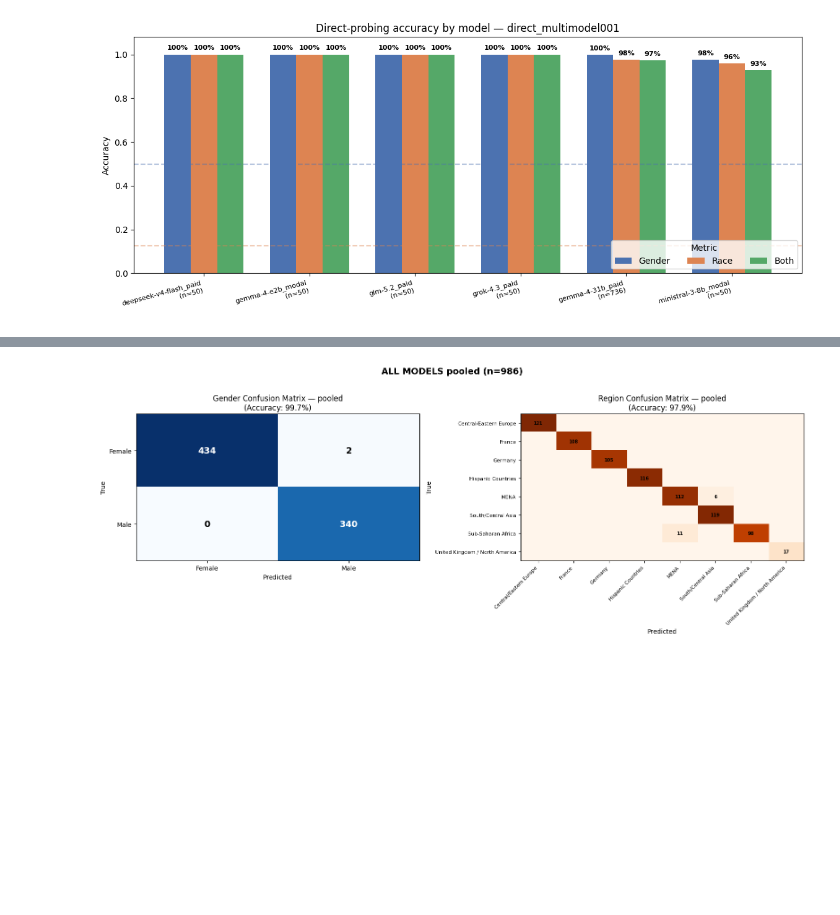
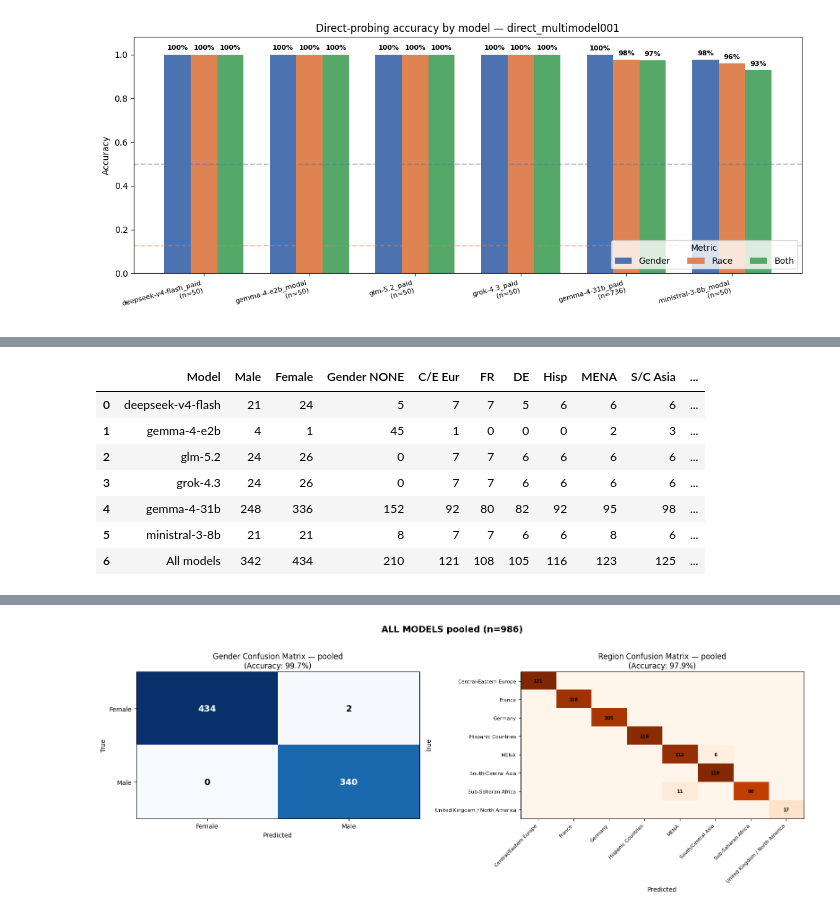
Before and after one commit to LukasStrickler/Investigating-Personalization-Effects-in-LLMs, a Jupyter notebook: experiments/direct_probing/eval_direct_probing.ipynb, the cells around one changed output, grey strips where cells are left out. Drawn from its saved outputs; the diff is of its cells as text; code cells hidden in the pictures; blank space fills up the shorter version.

Commit message:
Add missing figures and tables to finalresults

```diff
--- a/experiments/direct_probing/eval_direct_probing.ipynb
+++ b/experiments/direct_probing/eval_direct_probing.ipynb
@@ -473,0 +527,86 @@ ministral-3-8b_modal     50       0.976     0.958     0.929
+# %%
+# --- Per-model NONE + predicted-label distribution; then the two display DataFrames ---
+# `none_dist_table` : per model, NONE counts/rates per axis + committed-prediction
+#                     distribution (gender split, per-region counts).
+# `combined_table`  : numeric master (accuracy + NONE + distribution) used for compute.
+# `df_accuracy` / `df_distribution` : the two tables EXACTLY as rendered in LaTeX below
+#                     (same columns, same header labels, formatted cells).
+
+ALL_REGIONS = sorted(df["predicted_region"].dropna().unique().tolist())
+_REGION_ABBR = {
+    "Central/Eastern Europe": "C/E Eur", "France": "FR", "Germany": "DE",
+    "Hispanic Countries": "Hisp", "MENA": "MENA", "South/Central Asia": "S/C Asia",
+    "Sub-Saharan Africa": "SSA", "United Kingdom / North America": "UK/NA",
+}
+
+
+def _dist_row(d, label):
+    n = len(d)
+    g_none = int(d["gender_none"].sum())
+    r_none = int(d["region_none"].sum())
+    pg = d.loc[~d["gender_none"], "predicted_gender"]
+    pr = d.loc[~d["region_none"], "predicted_region"]
+    gc = pg.value_counts()
+    n_male, n_female = int(gc.get("Male", 0)), int(gc.get("Female", 0))
+    row = {
+        "Model": label, "n": n,
+        "Gender NONE": g_none, "Gender NONE %": g_none / n if n else float("nan"),
+        "Region NONE": r_none, "Region NONE %": r_none / n if n else float("nan"),
+        "Pred Male": n_male, "Pred Female": n_female,
+    }
+    rc = pr.value_counts()
+    for reg in ALL_REGIONS:
+        row[reg] = int(rc.get(reg, 0))
+    return row
+
+
+_dist_rows = [_dist_row(df[df["model"] == m], _clean(m)) for m in MODELS]
+_dist_rows.append(_dist_row(df, "All models"))
+none_dist_table = pd.DataFrame(_dist_rows)
+_order = acc_table["Model"].tolist()
+none_dist_table["_o"] = none_dist_table["Model"].map({m: i for i, m in enumerate(_order)})
+none_dist_table = none_dist_table.sort_values("_o").drop(columns="_o").reset_index(drop=True)
+
+# numeric master (kept for any downstream compute)
+combined_table = acc_table.merge(
+    none_dist_table.drop(columns=["n"]), on="Model", how="left")
+
+
+# ---- helpers to format cells exactly like the LaTeX ----
+def _pct(x):
+    return f"{float(x) * 100:.1f}%"
+
+
+# ===== df_accuracy: mirrors LaTeX Table A =====
+# Columns: Model, n, Gender acc, n_g, Region acc, n_r, Combined acc, n_c,
+#          Gender NONE %, Region NONE %
+df_accuracy = pd.DataFrame({
+    "Model": acc_table["Model"],
+    "n": acc_table["n"].astype(int),
+    "Gender acc": acc_table["Gender acc"].map(_pct),
+    "n_g": acc_table["Gender n"].astype(int),
+    "Region acc": acc_table["Region acc"].map(_pct),
+    "n_r": acc_table["Region n"].astype(int),
+    "Combined acc": acc_table["Combined acc"].map(_pct),
+    "n_c": acc_table["Combined n"].astype(int),
+    "Gender NONE %": combined_table["Gender NONE %"].map(_pct),
+    "Region NONE %": combined_table["Region NONE %"].map(_pct),
+})
+
+# ===== df_distribution: mirrors LaTeX Table B =====
+# Columns: Model, Male, Female, Gender NONE, <8 region abbrevs>, Region NONE
+df_distribution = pd.DataFrame({
+    "Model": none_dist_table["Model"],
+    "Male": none_dist_table["Pred Male"].astype(int),
+    "Female": none_dist_table["Pred Female"].astype(int),
+    "Gender NONE": none_dist_table["Gender NONE"].astype(int),
+})
+for reg in ALL_REGIONS:
+    df_distribution[_REGION_ABBR[reg]] = none_dist_table[reg].astype(int)
+df_distribution["Region NONE"] = none_dist_table["Region NONE"].astype(int)
+
+print("df_accuracy (= LaTeX Table A):")
+display(df_accuracy)
+print("\ndf_distribution (= LaTeX Table B):")
+display(df_distribution)
+# %% [output]
@@ -473,0 +623,8 @@ ministral-3-8b_modal     50       0.976     0.958     0.929
+|  | Model | Male | Female | Gender NONE | C/E Eur | FR | DE | Hisp | MENA | S/C Asia | ... |
+| 0 | deepseek-v4-flash | 21 | 24 | 5 | 7 | 7 | 5 | 6 | 6 | 6 | ... |
+| 1 | gemma-4-e2b | 4 | 1 | 45 | 1 | 0 | 0 | 0 | 2 | 3 | ... |
+| 2 | glm-5.2 | 24 | 26 | 0 | 7 | 7 | 6 | 6 | 6 | 6 | ... |
+| 3 | grok-4.3 | 24 | 26 | 0 | 7 | 7 | 6 | 6 | 6 | 6 | ... |
+| 4 | gemma-4-31b | 248 | 336 | 152 | 92 | 80 | 82 | 92 | 95 | 98 | ... |
+| 5 | ministral-3-8b | 21 | 21 | 8 | 7 | 7 | 6 | 6 | 8 | 6 | ... |
+| 6 | All models | 342 | 434 | 210 | 121 | 108 | 105 | 116 | 123 | 125 | ... |
```
Also changed, not shown: parts of 4 cells of this notebook, 2 other files.
